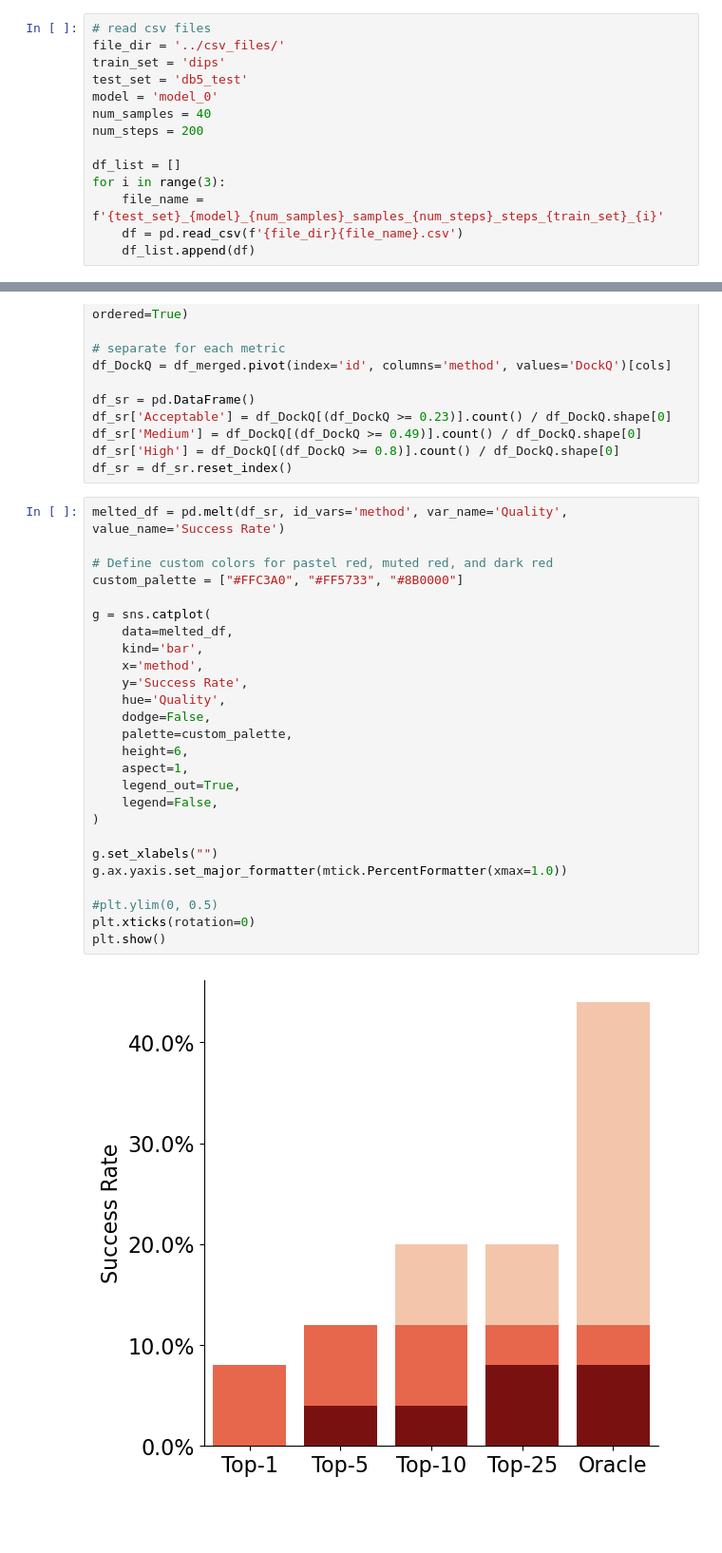
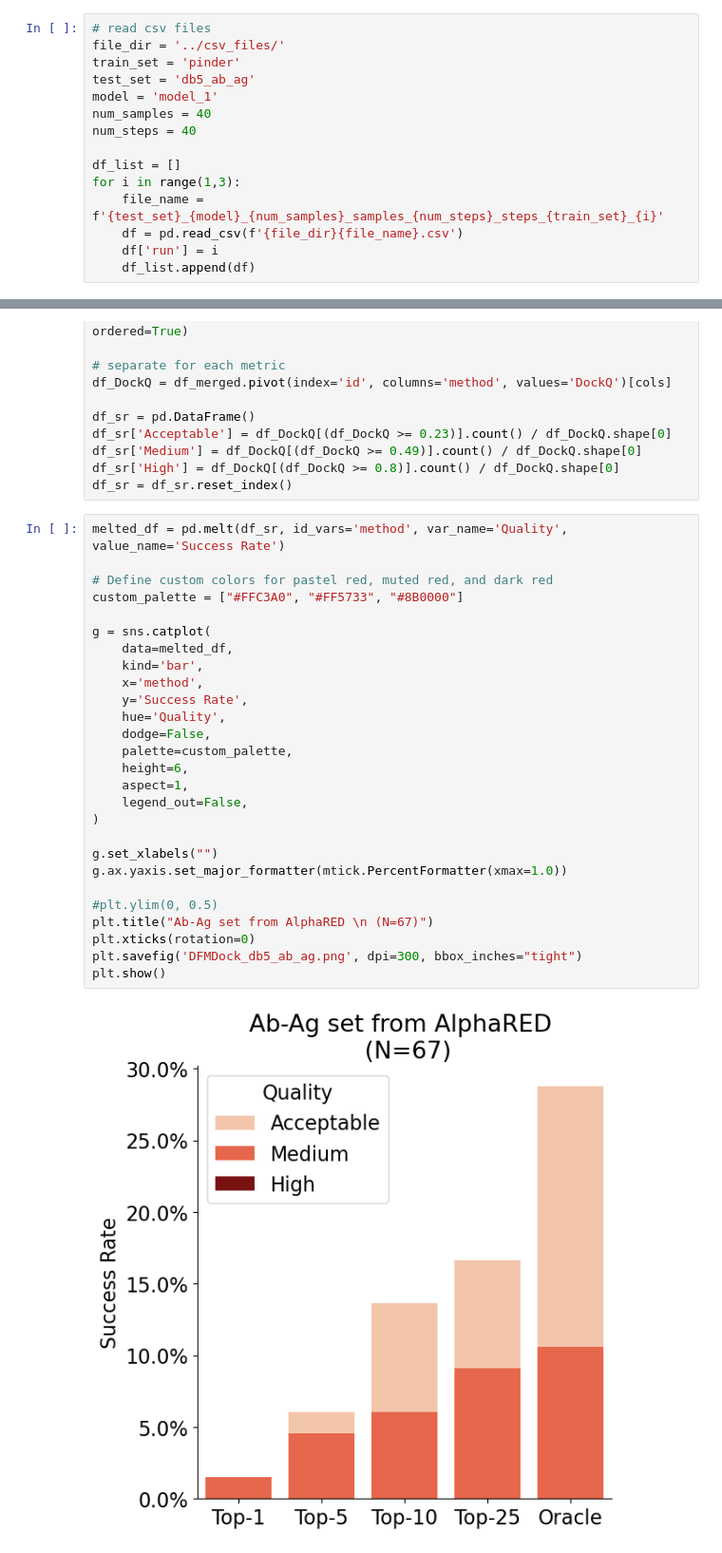
Before and after one commit to Graylab/DFMDock, a Jupyter notebook: scripts/notebooks/plot.ipynb, the cells around one changed output, grey strips where cells are left out. Shown at 95% size. Saved outputs shown, nothing was run; the diff lists cells and outputs as text; blank space fills up the shorter version.

```diff
--- a/scripts/notebooks/plot.ipynb
+++ b/scripts/notebooks/plot.ipynb
@@ -9,16 +9,17 @@ plt.rcParams['font.size'] = 16
 # %%
 # read csv files
 file_dir = '../csv_files/'
-train_set = 'dips'
-test_set = 'db5_test'
-model = 'model_0'
+train_set = 'pinder'
+test_set = 'db5_ab_ag'
+model = 'model_1'
 num_samples = 40
-num_steps = 200
+num_steps = 40
 
 df_list = []
-for i in range(3):
+for i in range(1,3):
     file_name = f'{test_set}_{model}_{num_samples}_samples_{num_steps}_steps_{train_set}_{i}'
     df = pd.read_csv(f'{file_dir}{file_name}.csv')
+    df['run'] = i
     df_list.append(df)
 # %%
 df_sr_list = []
@@ -91,28 +92,29 @@ df_sr = df_sr.reset_index()
 # %%
 melted_df = pd.melt(df_sr, id_vars='method', var_name='Quality', value_name='Success Rate')
 
 # Define custom colors for pastel red, muted red, and dark red
 custom_palette = ["#FFC3A0", "#FF5733", "#8B0000"]
 
 g = sns.catplot(
     data=melted_df,
     kind='bar',
     x='method',
     y='Success Rate',
     hue='Quality',
     dodge=False,
     palette=custom_palette,
     height=6,
     aspect=1,
-    legend_out=True,
-    legend=False,
+    legend_out=False,
 )
 
 g.set_xlabels("")
 g.ax.yaxis.set_major_formatter(mtick.PercentFormatter(xmax=1.0))
 
 #plt.ylim(0, 0.5)
+plt.title("Ab-Ag set from AlphaRED \n (N=67)")
 plt.xticks(rotation=0)
+plt.savefig('DFMDock_db5_ab_ag.png', dpi=300, bbox_inches="tight")
 plt.show()
 # %% [output]
-[figure, old version]
+[figure, new version]
```
Also changed, not shown: parts of 3 cells of this notebook, 3 other files.
